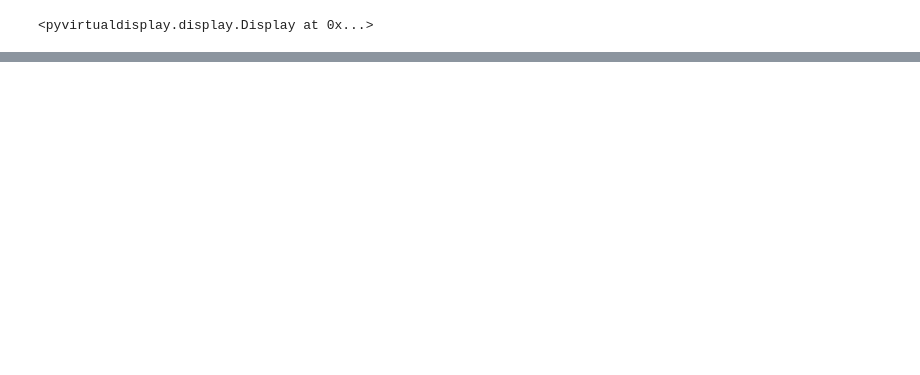
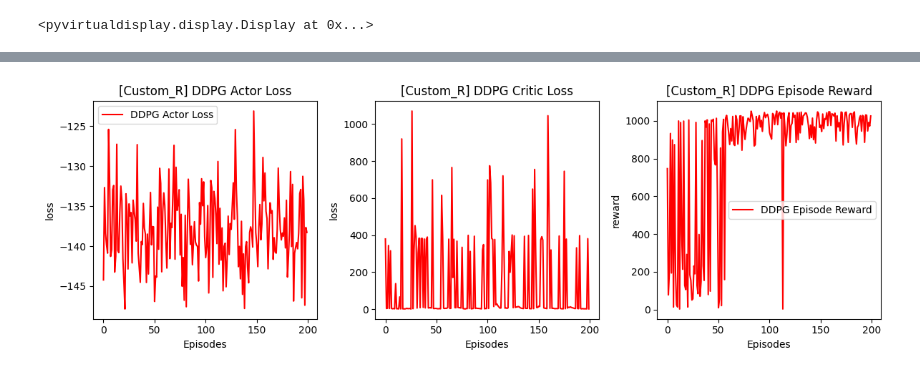
Before and after one commit to bmil-ssu/advanced_ann, a Jupyter notebook: Actor_Critic/DDPG(TD3)_tutorial_pendulum.ipynb, the cells around one changed output, grey strips where cells are left out. Saved outputs shown, nothing was run; the diff lists cells and outputs as text; code cells hidden in the pictures; blank space fills up the shorter version.

```diff
--- a/Actor_Critic/DDPG(TD3)_tutorial_pendulum.ipynb
+++ b/Actor_Critic/DDPG(TD3)_tutorial_pendulum.ipynb
@@ -420,0 +541,14 @@ reward -1353.2689783814694
+# %%
+def custom_reward(observation, action):
+    x, y, theta_dot = observation
+    theta = math.atan2(x, y)
+
+    toque = action
+
+    # 기존 환경의 reward 함수
+    # reward = -theta**2 - 0.1*theta_dot**2 -0.001*toque**2
+
+    # reward 함수 재정의
+    reward = 0.1*np.abs(theta_dot)**2 #각속도가 빠를 수록 reward 커지도록 재설정
+
+    return reward
@@ -420,0 +599,4 @@ reward -1353.2689783814694
+# %%
+custom_ddpg_agent = DDPGAgent(state_dim, action_dim, max_action, exp_ts, last_exp, actor_learning_rate, critic_learning_rate)
+replay_buffer = ReplayBuffer(max_size=buffer_size)
+ddpg_actor_losses, ddpg_critic_losses, ddpg_rewards = custom_Reward_train(custom_ddpg_agent, replay_buffer, max_episodes, max_steps, batch_size, gamma, tau, policy_noise, noise_clip, policy_delay)
@@ -420,0 +643,29 @@ reward -1353.2689783814694
+# %%
+# Plot the results
+
+plt.figure(figsize=(12, 4))
+
+plt.subplot(131)
+plt.plot(ddpg_actor_losses, label='DDPG Actor Loss', color = 'red')
+plt.title('[Custom_R] DDPG Actor Loss')
+plt.xlabel('Episodes')
+plt.ylabel('loss')
+plt.legend()
+
+plt.subplot(132)
+plt.plot(ddpg_critic_losses, label='DDPG Critic Loss', color = 'red')
+plt.title('[Custom_R] DDPG Critic Loss')
+plt.xlabel('Episodes')
+plt.ylabel('loss')
+
+plt.subplot(133)
+plt.plot(ddpg_rewards, label='DDPG Episode Reward', color = 'red')
+plt.title('[Custom_R] DDPG Episode Reward')
+plt.xlabel('Episodes')
+plt.ylabel('reward')
+plt.legend()
+
+plt.tight_layout()
+plt.show()
+# %% [output]
+[figure, added]
```
Also changed, not shown: parts of 36 cells of this notebook.
